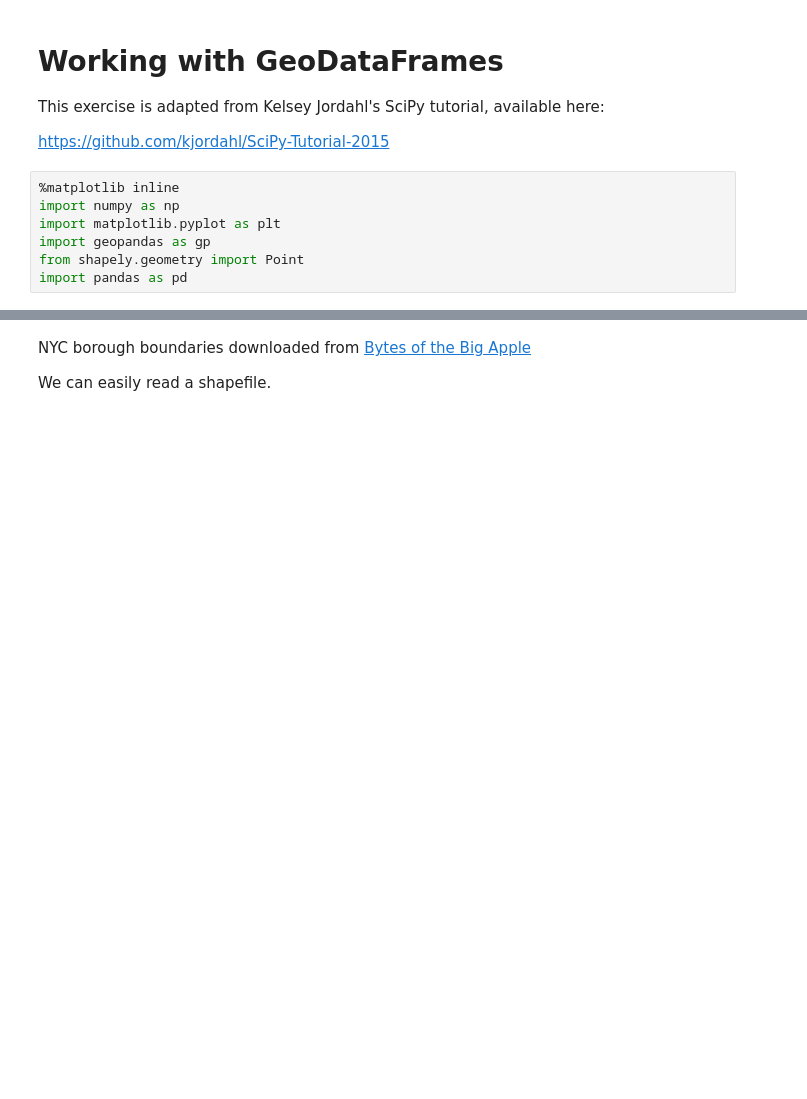
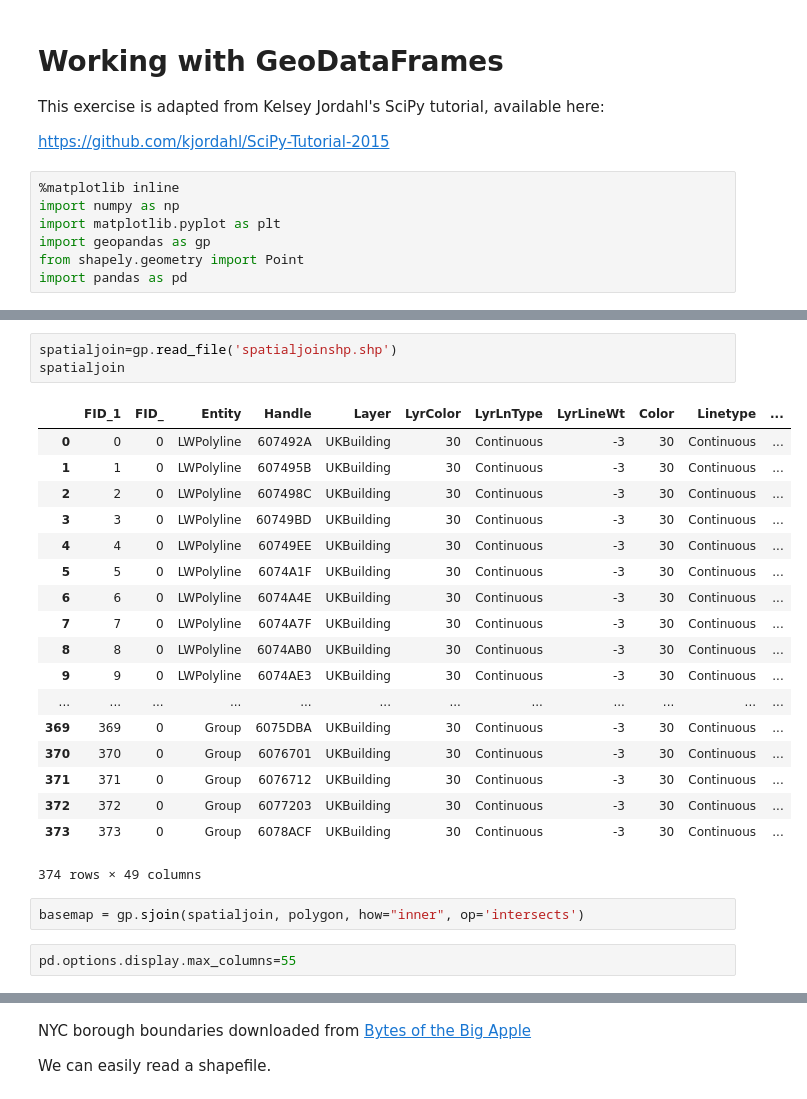
Before and after one commit to jawadmhoque/ce599, a Jupyter notebook: 10-Spatial Analysis/spatial analysis.ipynb, the cells around one changed output, grey strips where cells are left out. Cells and saved outputs as stored; diff of their text form; blank space fills up the shorter version.

```diff
--- a/10-Spatial Analysis/spatial analysis.ipynb
+++ b/10-Spatial Analysis/spatial analysis.ipynb
@@ -13,0 +36,26 @@ import pandas as pd
+# %%
+spatialjoin=gp.read_file('spatialjoinshp.shp')
+spatialjoin
+# %% [output]
+|  | FID_1 | FID_ | Entity | Handle | Layer | LyrColor | LyrLnType | LyrLineWt | Color | Linetype | ... |
+| 0 | 0 | 0 | LWPolyline | 607492A | UKBuilding | 30 | Continuous | -3 | 30 | Continuous | ... |
+| 1 | 1 | 0 | LWPolyline | 607495B | UKBuilding | 30 | Continuous | -3 | 30 | Continuous | ... |
+| 2 | 2 | 0 | LWPolyline | 607498C | UKBuilding | 30 | Continuous | -3 | 30 | Continuous | ... |
+| 3 | 3 | 0 | LWPolyline | 60749BD | UKBuilding | 30 | Continuous | -3 | 30 | Continuous | ... |
+| 4 | 4 | 0 | LWPolyline | 60749EE | UKBuilding | 30 | Continuous | -3 | 30 | Continuous | ... |
+| 5 | 5 | 0 | LWPolyline | 6074A1F | UKBuilding | 30 | Continuous | -3 | 30 | Continuous | ... |
+| 6 | 6 | 0 | LWPolyline | 6074A4E | UKBuilding | 30 | Continuous | -3 | 30 | Continuous | ... |
+| 7 | 7 | 0 | LWPolyline | 6074A7F | UKBuilding | 30 | Continuous | -3 | 30 | Continuous | ... |
+| 8 | 8 | 0 | LWPolyline | 6074AB0 | UKBuilding | 30 | Continuous | -3 | 30 | Continuous | ... |
+| 9 | 9 | 0 | LWPolyline | 6074AE3 | UKBuilding | 30 | Continuous | -3 | 30 | Continuous | ... |
+| ... | ... | ... | ... | ... | ... | ... | ... | ... | ... | ... | ... |
+| 369 | 369 | 0 | Group | 6075DBA | UKBuilding | 30 | Continuous | -3 | 30 | Continuous | ... |
+| 370 | 370 | 0 | Group | 6076701 | UKBuilding | 30 | Continuous | -3 | 30 | Continuous | ... |
+| 371 | 371 | 0 | Group | 6076712 | UKBuilding | 30 | Continuous | -3 | 30 | Continuous | ... |
+| 372 | 372 | 0 | Group | 6077203 | UKBuilding | 30 | Continuous | -3 | 30 | Continuous | ... |
+| 373 | 373 | 0 | Group | 6078ACF | UKBuilding | 30 | Continuous | -3 | 30 | Continuous | ... |
+374 rows × 49 columns
+# %%
+basemap = gp.sjoin(spatialjoin, polygon, how="inner", op='intersects')
+# %%
+pd.options.display.max_columns=55
```
Also changed, not shown: parts of 7 cells of this notebook, 39 other files.
